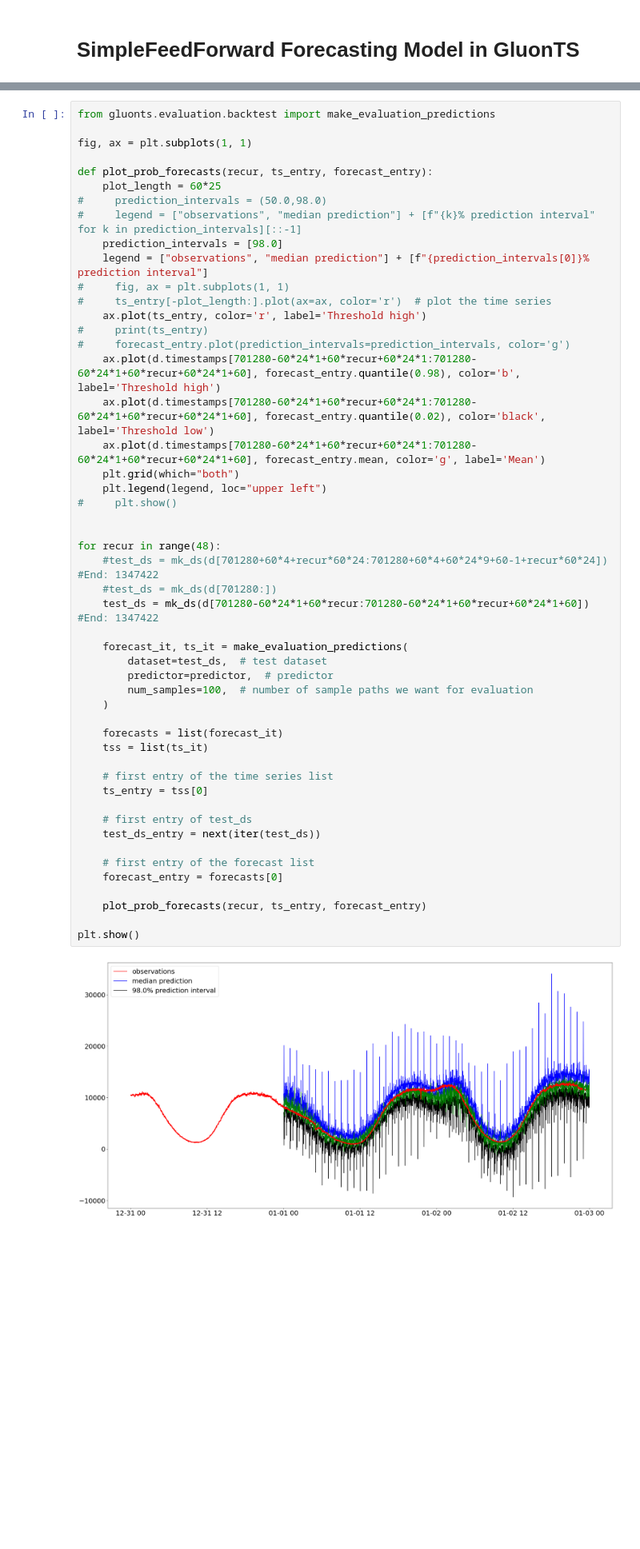
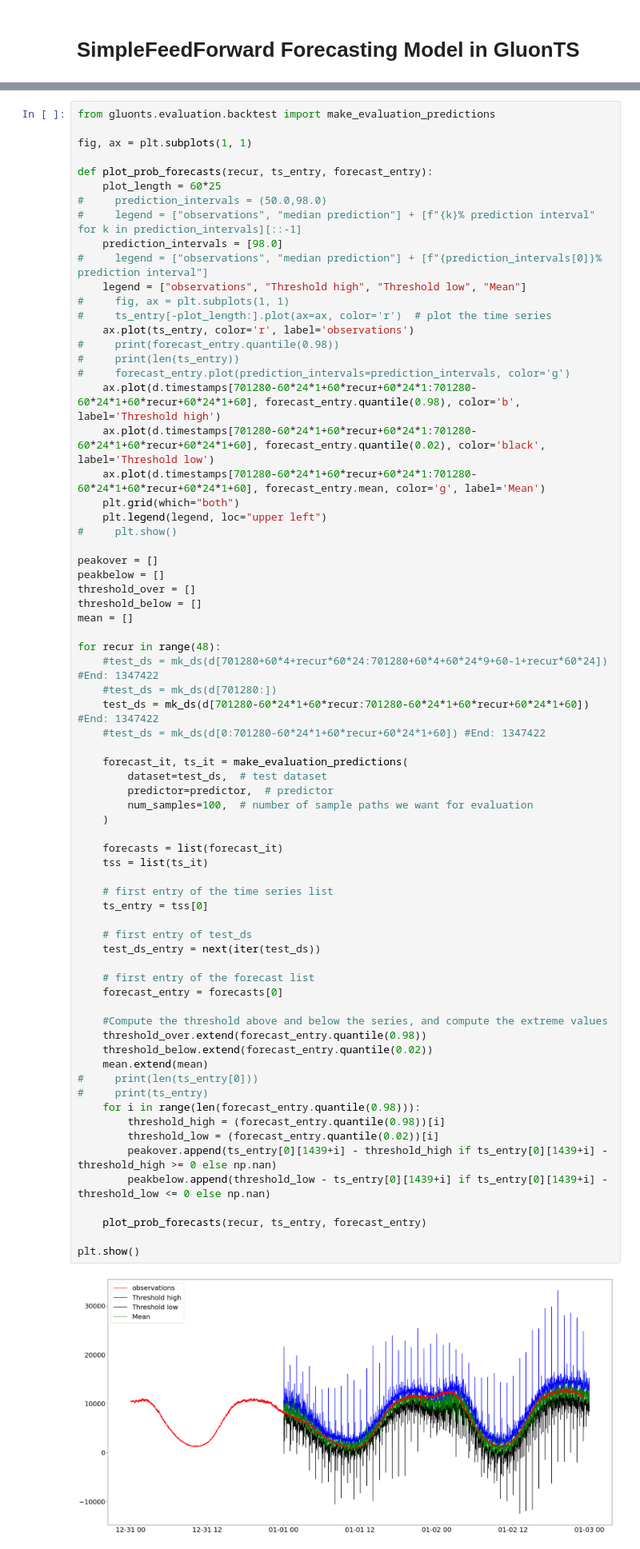
Before and after one commit to BingLiHanShuang/gluon-ts, a Jupyter notebook: US_POT_EVT.ipynb, the cells around one changed output, grey strips where cells are left out. Shown at 80% size. Cells and saved outputs as stored; diff of their text form; blank space fills up the shorter version.

Commit message:
Compute the threshold above and below the series, and compute the extreme values.

```diff
--- a/US_POT_EVT.ipynb
+++ b/US_POT_EVT.ipynb
@@ -2357,11 +2357,13 @@ def plot_prob_forecasts(recur, ts_entry, forecast_entry):
 #     prediction_intervals = (50.0,98.0)
 #     legend = ["observations", "median prediction"] + [f"{k}% prediction interval" for k in prediction_intervals][::-1]
     prediction_intervals = [98.0]
-    legend = ["observations", "median prediction"] + [f"{prediction_intervals[0]}% prediction interval"]
+#     legend = ["observations", "median prediction"] + [f"{prediction_intervals[0]}% prediction interval"]
+    legend = ["observations", "Threshold high", "Threshold low", "Mean"]
 #     fig, ax = plt.subplots(1, 1)
 #     ts_entry[-plot_length:].plot(ax=ax, color='r')  # plot the time series
-    ax.plot(ts_entry, color='r', label='Threshold high')
-#     print(ts_entry)
+    ax.plot(ts_entry, color='r', label='observations')
+#     print(forecast_entry.quantile(0.98))
+#     print(len(ts_entry))
 #     forecast_entry.plot(prediction_intervals=prediction_intervals, color='g')
     ax.plot(d.timestamps[701280-60*24*1+60*recur+60*24*1:701280-60*24*1+60*recur+60*24*1+60], forecast_entry.quantile(0.98), color='b', label='Threshold high')
     ax.plot(d.timestamps[701280-60*24*1+60*recur+60*24*1:701280-60*24*1+60*recur+60*24*1+60], forecast_entry.quantile(0.02), color='black', label='Threshold low')
@@ -2370,32 +2372,50 @@ def plot_prob_forecasts(recur, ts_entry, forecast_entry):
     plt.legend(legend, loc="upper left")
 #     plt.show()
 
+peakover = []
+peakbelow = []
+threshold_over = []
+threshold_below = []
+mean = []
 
 for recur in range(48):
     #test_ds = mk_ds(d[701280+60*4+recur*60*24:701280+60*4+60*24*9+60-1+recur*60*24]) #End: 1347422
     #test_ds = mk_ds(d[701280:])
     test_ds = mk_ds(d[701280-60*24*1+60*recur:701280-60*24*1+60*recur+60*24*1+60]) #End: 1347422
+    #test_ds = mk_ds(d[0:701280-60*24*1+60*recur+60*24*1+60]) #End: 1347422
 
     forecast_it, ts_it = make_evaluation_predictions(
         dataset=test_ds,  # test dataset
         predictor=predictor,  # predictor
         num_samples=100,  # number of sample paths we want for evaluation
     )
 
     forecasts = list(forecast_it)
     tss = list(ts_it)
 
     # first entry of the time series list
     ts_entry = tss[0]
 
     # first entry of test_ds
     test_ds_entry = next(iter(test_ds))
 
     # first entry of the forecast list
     forecast_entry = forecasts[0]
 
+    #Compute the threshold above and below the series, and compute the extreme values
+    threshold_over.extend(forecast_entry.quantile(0.98))
+    threshold_below.extend(forecast_entry.quantile(0.02))
+    mean.extend(mean)
+#     print(len(ts_entry[0]))
+#     print(ts_entry)
+    for i in range(len(forecast_entry.quantile(0.98))):
+        threshold_high = (forecast_entry.quantile(0.98))[i]
+        threshold_low = (forecast_entry.quantile(0.02))[i]
+        peakover.append(ts_entry[0][1439+i] - threshold_high if ts_entry[0][1439+i] - threshold_high >= 0 else np.nan)
+        peakbelow.append(threshold_low - ts_entry[0][1439+i] if ts_entry[0][1439+i] - threshold_low <= 0 else np.nan)
+
     plot_prob_forecasts(recur, ts_entry, forecast_entry)
 
 plt.show()
 # %% [output]
-[figure, old version]
+[figure, new version]
```
Also changed, not shown: parts of 4 cells of this notebook.
